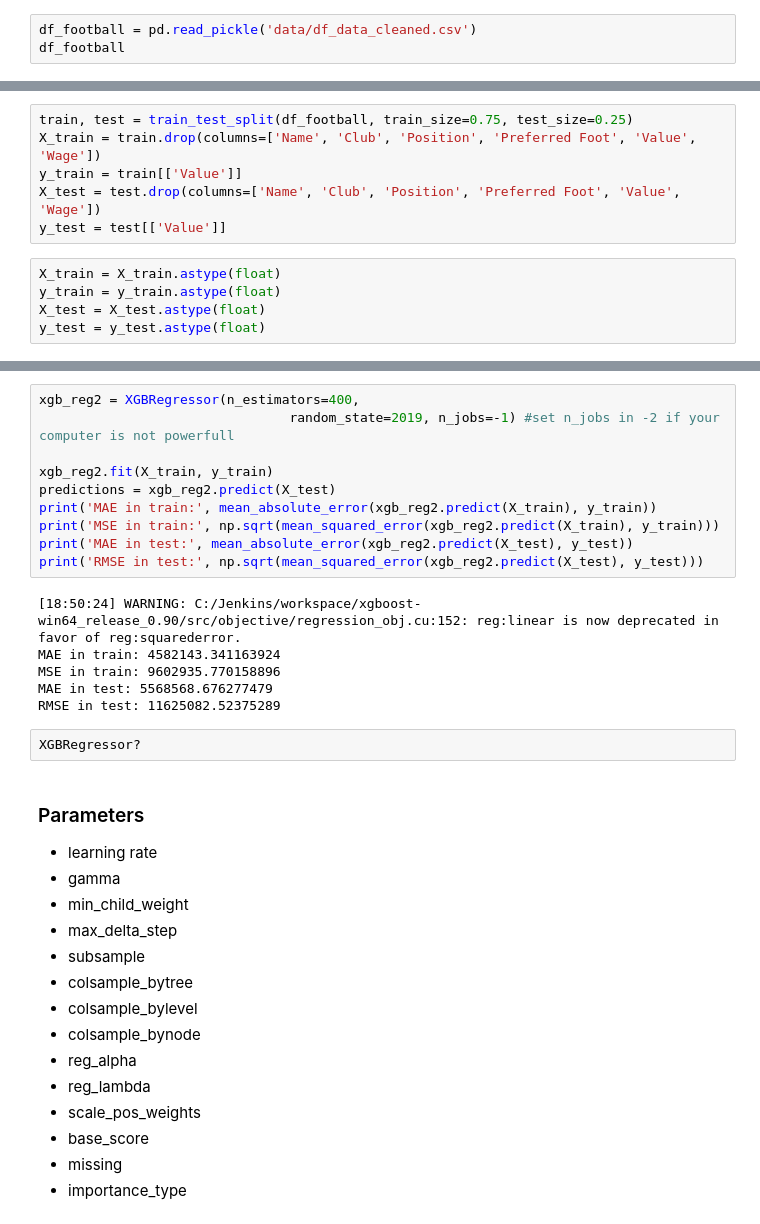
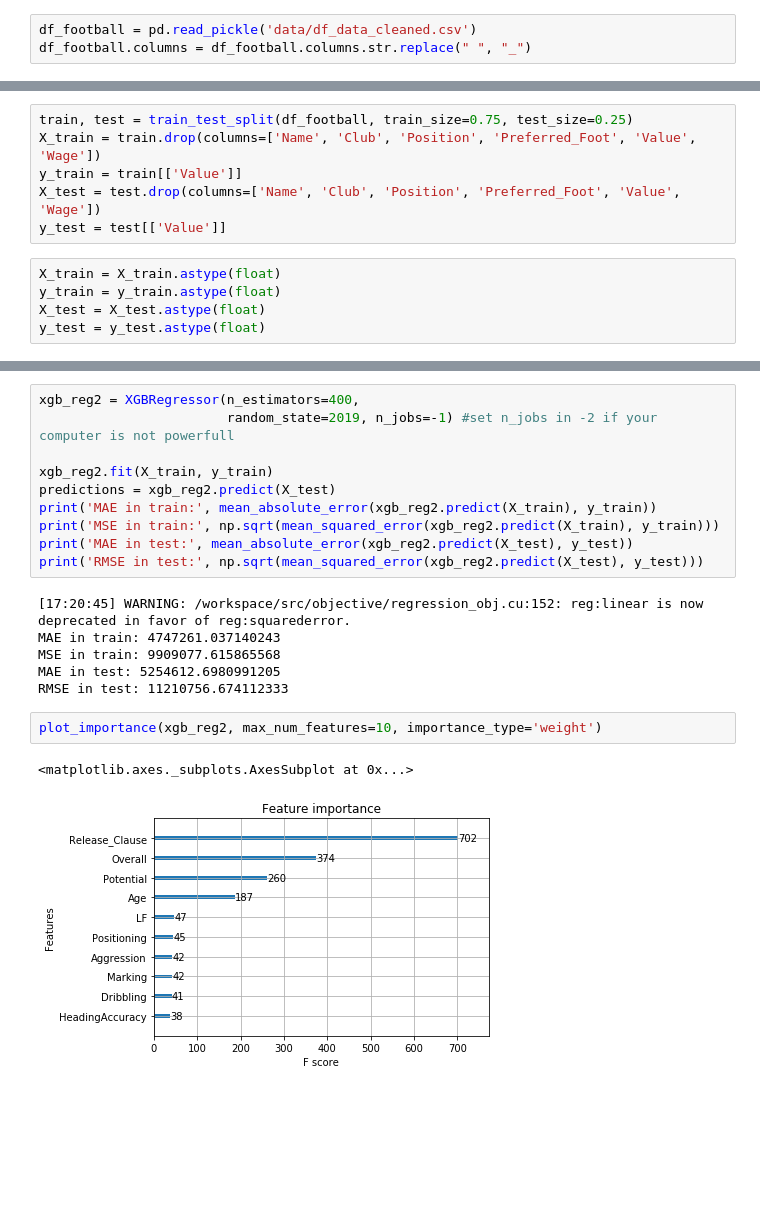
Before and after one commit to arubiales/trees-models, a Jupyter notebook: Extremme Gradient Boosting.ipynb, the cells around one changed output, grey strips where cells are left out. Saved outputs shown, nothing was run; the diff lists cells and outputs as text; blank space fills up the shorter version.

```diff
--- a/Extremme Gradient Boosting.ipynb
+++ b/Extremme Gradient Boosting.ipynb
@@ -13,4 +13,4 @@ from sklearn.ensemble import RandomForestRegressor, RandomForestClassifier
 from sklearn.metrics import mean_absolute_error, mean_squared_error, accuracy_score, f1_score, confusion_matrix, classification_report
 # %%
 df_football = pd.read_pickle('data/df_data_cleaned.csv')
-df_football
+df_football.columns = df_football.columns.str.replace(" ", "_")
@@ -36,8 +17,8 @@ df_football
 # %%
 train, test = train_test_split(df_football, train_size=0.75, test_size=0.25)
-X_train = train.drop(columns=['Name', 'Club', 'Position', 'Preferred Foot', 'Value', 'Wage'])
+X_train = train.drop(columns=['Name', 'Club', 'Position', 'Preferred_Foot', 'Value', 'Wage'])
 y_train = train[['Value']]
-X_test = test.drop(columns=['Name', 'Club', 'Position', 'Preferred Foot', 'Value', 'Wage'])
+X_test = test.drop(columns=['Name', 'Club', 'Position', 'Preferred_Foot', 'Value', 'Wage'])
 y_test = test[['Value']]
 # %%
 X_train = X_train.astype(float)
@@ -62,6 +58,6 @@ RMSE in test: 12418610.580174146
 # %%
 xgb_reg2 = XGBRegressor(n_estimators=400,
-                                random_state=2019, n_jobs=-1) #set n_jobs in -2 if your computer is not powerfull
+                        random_state=2019, n_jobs=-1) #set n_jobs in -2 if your computer is not powerfull
 
 xgb_reg2.fit(X_train, y_train)
 predictions = xgb_reg2.predict(X_test)
@@ -70,26 +66,13 @@ print('MSE in train:', np.sqrt(mean_squared_error(xgb_reg2.predict(X_train), y_t
 print('MAE in test:', mean_absolute_error(xgb_reg2.predict(X_test), y_test))
 print('RMSE in test:', np.sqrt(mean_squared_error(xgb_reg2.predict(X_test), y_test)))
 # %% [output]
-[18:50:24] WARNING: C:/Jenkins/workspace/xgboost-win64_release_0.90/src/objective/regression_obj.cu:152: reg:linear is now deprecated in favor of reg:squarederror.
-MAE in train: 4582143.341163924
-MSE in train: 9602935.770158896
-MAE in test: 5568568.676277479
-RMSE in test: 11625082.52375289
+[17:20:45] WARNING: /workspace/src/objective/regression_obj.cu:152: reg:linear is now deprecated in favor of reg:squarederror.
+MAE in train: 4747261.037140243
+MSE in train: 9909077.615865568
+MAE in test: 5254612.6980991205
+RMSE in test: 11210756.674112333
-# %%
-XGBRegressor?
-# %% [markdown]
-### Parameters
-* learning rate
-* gamma
-* min_child_weight
-* max_delta_step
-* subsample
-* colsample_bytree
-* colsample_bylevel
-* colsample_bynode
-* reg_alpha
-* reg_lambda
-* scale_pos_weights
-* base_score
-* missing
-* importance_type
+# %%
+plot_importance(xgb_reg2, max_num_features=10, importance_type='weight')
+# %% [output]
+<matplotlib.axes._subplots.AxesSubplot at 0x...>
+[figure, added]
```
Also changed, not shown: parts of 8 cells of this notebook, 12 other files.
